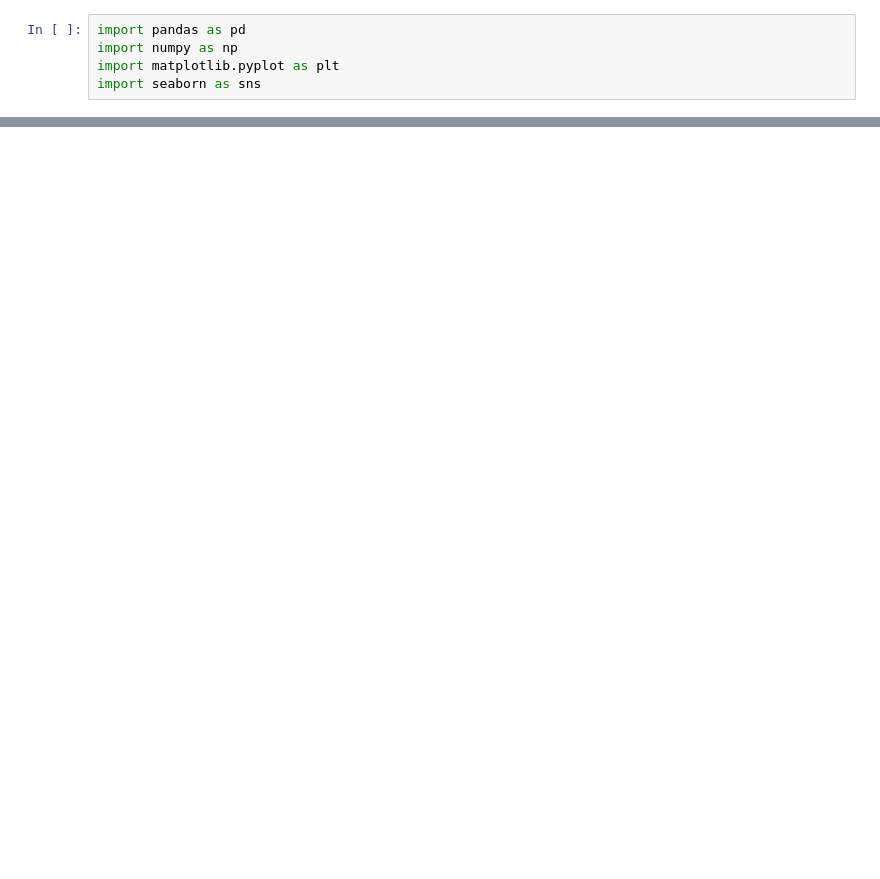
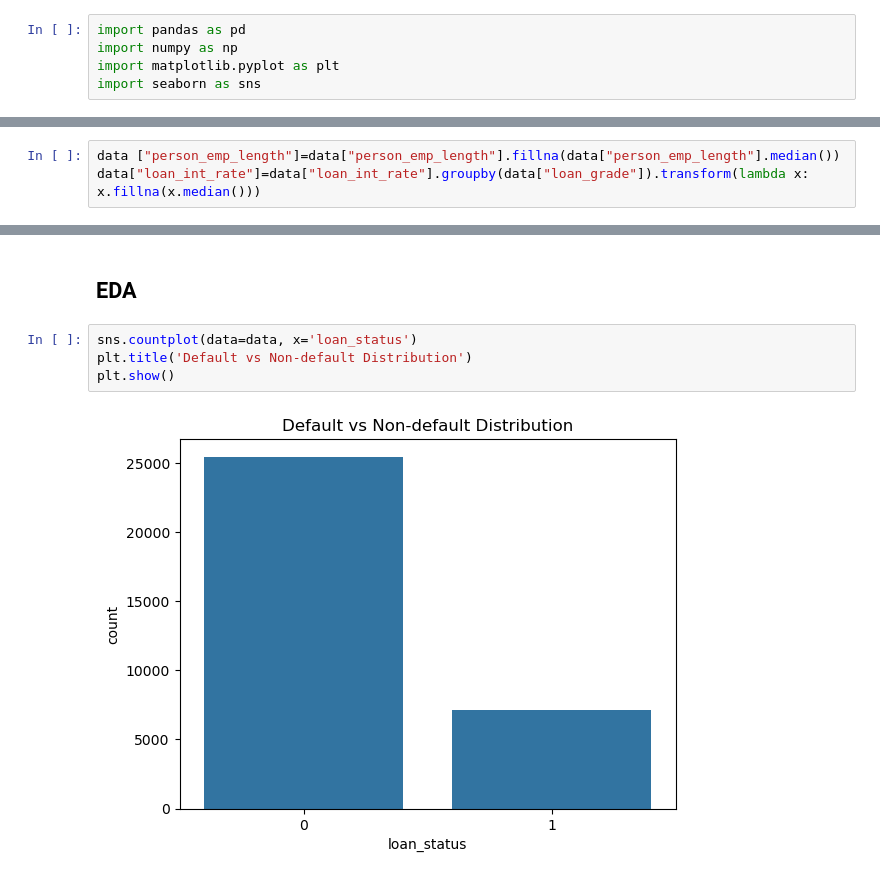
Before and after one commit to KHALIDKARROUM/Aegis-Credit, a Jupyter notebook: bank.ipynb, the cells around one changed output, grey strips where cells are left out. Saved outputs shown, nothing was run; the diff lists cells and outputs as text; blank space fills up the shorter version.

```diff
--- a/bank.ipynb
+++ b/bank.ipynb
@@ -41,0 +82,3 @@ data_encoded.head()
+# %%
+data ["person_emp_length"]=data["person_emp_length"].fillna(data["person_emp_length"].median())
+data["loan_int_rate"]=data["loan_int_rate"].groupby(data["loan_grade"]).transform(lambda x: x.fillna(x.median()))
@@ -41,0 +110,8 @@ data_encoded.head()
+# %% [markdown]
+## EDA
+# %%
+sns.countplot(data=data, x='loan_status')
+plt.title('Default vs Non-default Distribution')
+plt.show()
+# %% [output]
+[figure, added]
```
Also changed, not shown: parts of 38 cells of this notebook.
